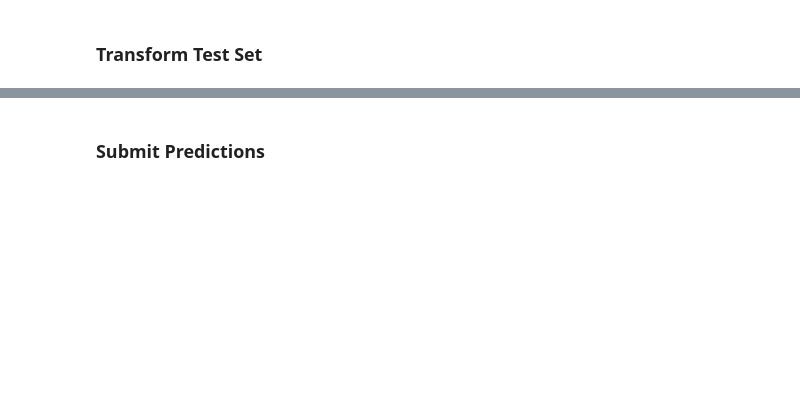
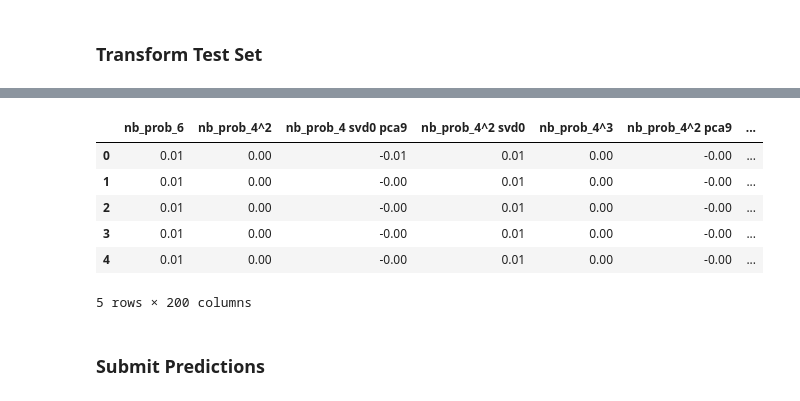
Before and after one commit to rshap91/forest_cover, a Jupyter notebook: Modeling.ipynb, the cells around one changed output, grey strips where cells are left out. Drawn from its saved outputs; the diff is of its cells as text; code cells hidden in the pictures; blank space fills up the shorter version.

```diff
--- a/Modeling.ipynb
+++ b/Modeling.ipynb
@@ -97,6 +99,7 @@ def reduce_mem_usage(df):
 poly_train = reduce_mem_usage(poly_train)
 train = reduce_mem_usage(train)
 test = reduce_mem_usage(test)
+all_test_df = reduce_mem_usage(all_test_df)
 
 ytrain = train['Cover_Type']
 # %% [output]
@@ -585,0 +667,11 @@ all_results = [
+# %%
+def parse_column(col):
+    cols = col.split(' ')
+    exp_cols = [c for c in cols if '^' in c]
+    interaction_terms = [c for c in cols if c not in exp_cols]
+    exp_dict = dict({c.split("^")[0]:int(c.split("^")[1])  for c in exp_cols})
+    return exp_dict, interaction_terms
+
+def create_ftr(df, exp_terms, inter_terms):
+    return pd.concat([df[col].pow(ex) for col, ex in exp_terms.items()] + [df[i] for i in inter_terms], axis=1)\
+             .prod(1)
@@ -585,0 +696,2 @@ all_results = [
+# %%
+poly_test.columns = poly_train.columns
@@ -586,3 +700,13 @@ all_results = [
+# %%
+poly_test.head()
+# %% [output]
+|  | nb_prob_6 | nb_prob_4^2 | nb_prob_4 svd0 pca9 | nb_prob_4^2 svd0 | nb_prob_4^3 | nb_prob_4^2 pca9 | ... |
+| 0 | 0.01 | 0.00 | -0.01 | 0.01 | 0.00 | -0.00 | ... |
+| 1 | 0.01 | 0.00 | -0.00 | 0.01 | 0.00 | -0.00 | ... |
+| 2 | 0.01 | 0.00 | -0.00 | 0.01 | 0.00 | -0.00 | ... |
+| 3 | 0.01 | 0.00 | -0.00 | 0.01 | 0.00 | -0.00 | ... |
+| 4 | 0.01 | 0.00 | -0.00 | 0.01 | 0.00 | -0.00 | ... |
+5 rows × 200 columns
 # %% [markdown]
 ### Submit Predictions
 # %%
```
Also changed, not shown: parts of 15 cells of this notebook, 1 other file.
